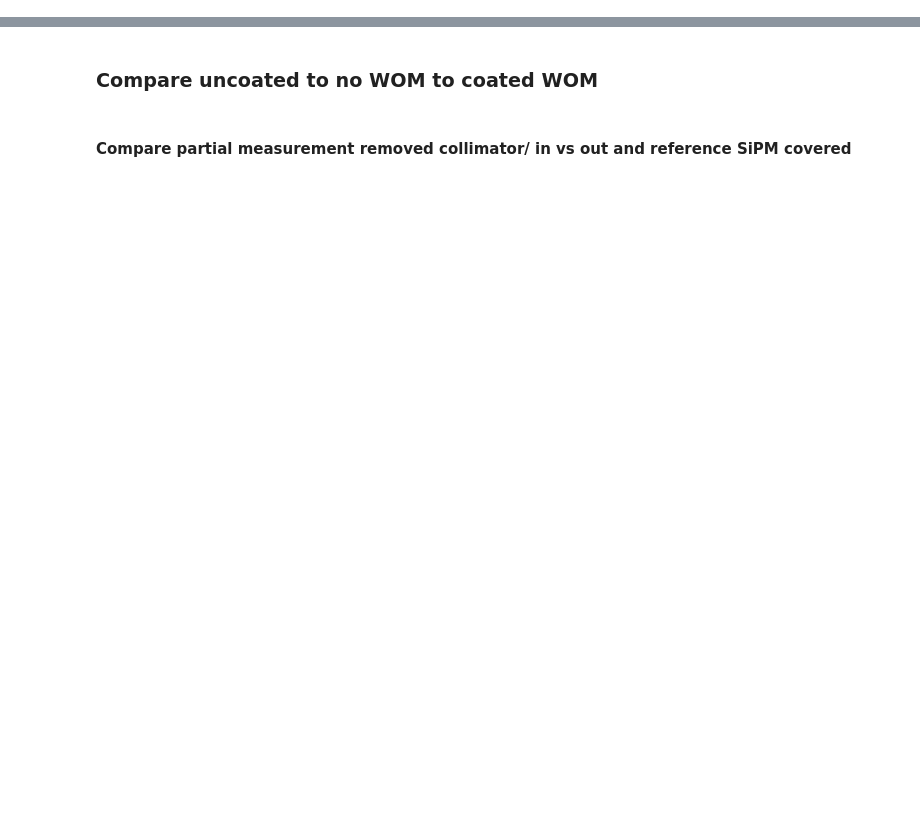
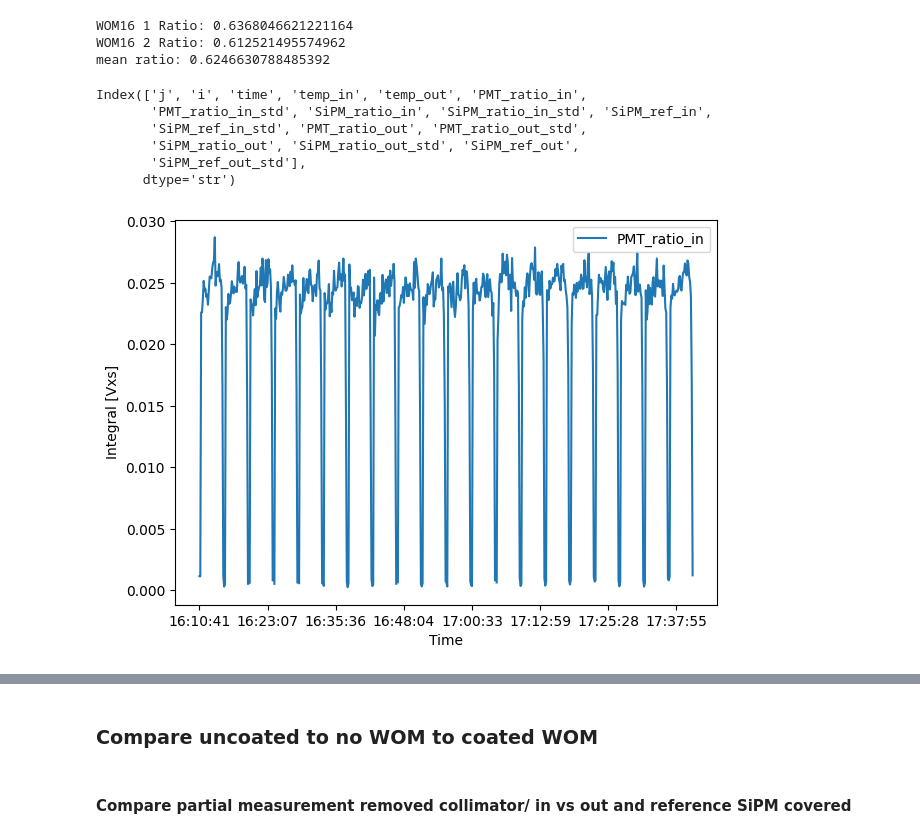
Before and after one commit to idawoestheinrich/wom_quality_control, a Jupyter notebook: code/analysis_ida.ipynb, the cells around one changed output, grey strips where cells are left out. Cells and saved outputs as stored; diff of their text form; code cells hidden in the pictures; blank space fills up the shorter version.

```diff
--- a/code/analysis_ida.ipynb
+++ b/code/analysis_ida.ipynb
@@ -17,0 +166,29 @@ from datetime import datetime, timedelta
+# %%
+print("WOM16 1 Ratio:", 2.7753138/4.358187)
+print("WOM16 2 Ratio:", 2.7317671/4.4598714)
+print("mean ratio:", (2.7753138/4.358187 + 2.7317671/4.4598714)/2)
+# %% [output]
+WOM16 1 Ratio: 0.6368046621221164
+WOM16 2 Ratio: 0.612521495574962
+mean ratio: 0.6246630788485392
+# %%
+uncoated_1.integrated_data.keys()
+# %% [output]
+Index(['j', 'i', 'time', 'temp_in', 'temp_out', 'PMT_ratio_in',
+       'PMT_ratio_in_std', 'SiPM_ratio_in', 'SiPM_ratio_in_std', 'SiPM_ref_in',
+       'SiPM_ref_in_std', 'PMT_ratio_out', 'PMT_ratio_out_std',
+       'SiPM_ratio_out', 'SiPM_ratio_out_std', 'SiPM_ref_out',
+       'SiPM_ref_out_std'],
+      dtype='str')
+# %%
+PM = ["PMT_ratio_in"]
+
+fig, ax = plt.subplots(figsize=(7, 5), facecolor='white')
+for pm in PM:
+    ax.plot(np.array(WOM16_1.integrated_data["time"]), np.array(WOM16_1.integrated_data[pm]).flatten(), label = pm)
+ax.set_xlabel("Time")
+ax.set_ylabel("Integral [Vxs]")
+plt.legend()
+ax.xaxis.set_major_locator(plt.MaxNLocator(nbins=8))
+# %% [output]
+[figure, added]
```
Also changed, not shown: parts of 56 cells of this notebook, 4 other files.
